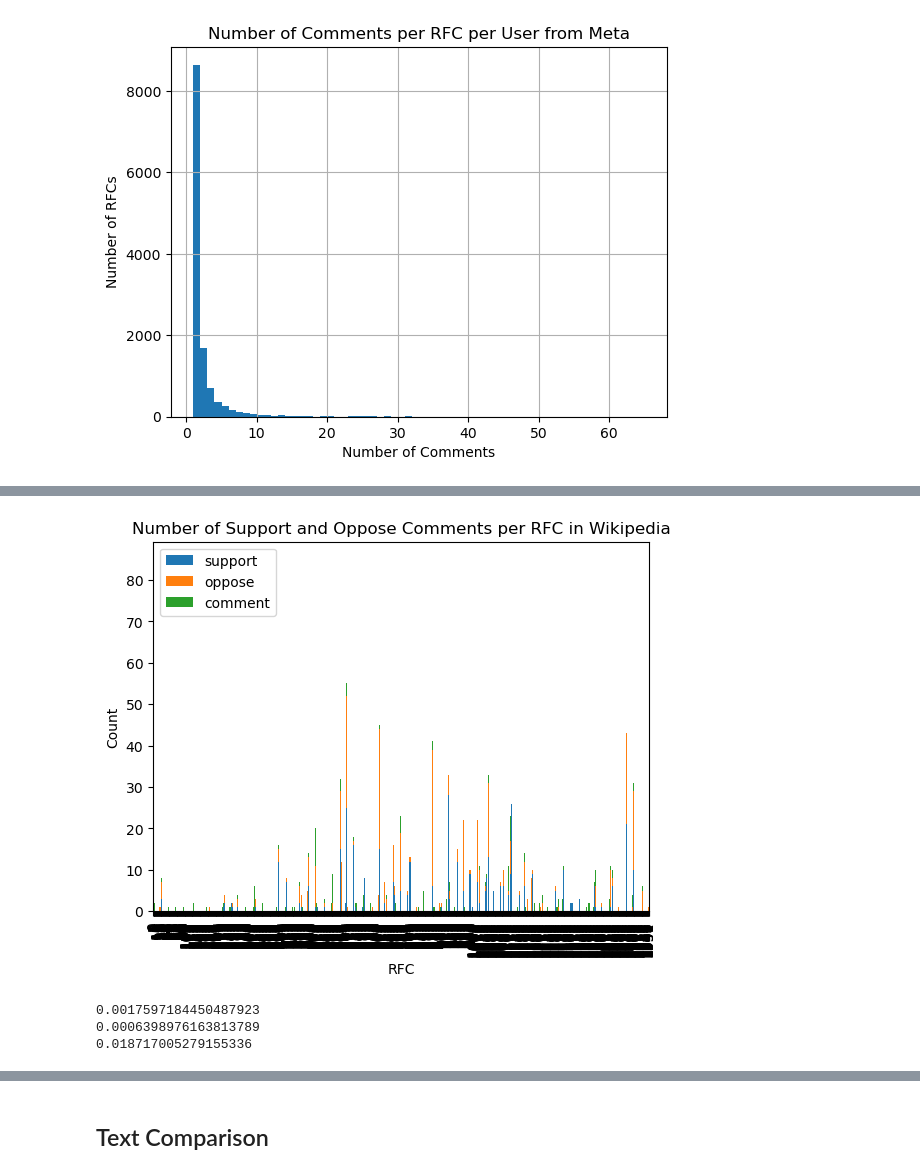
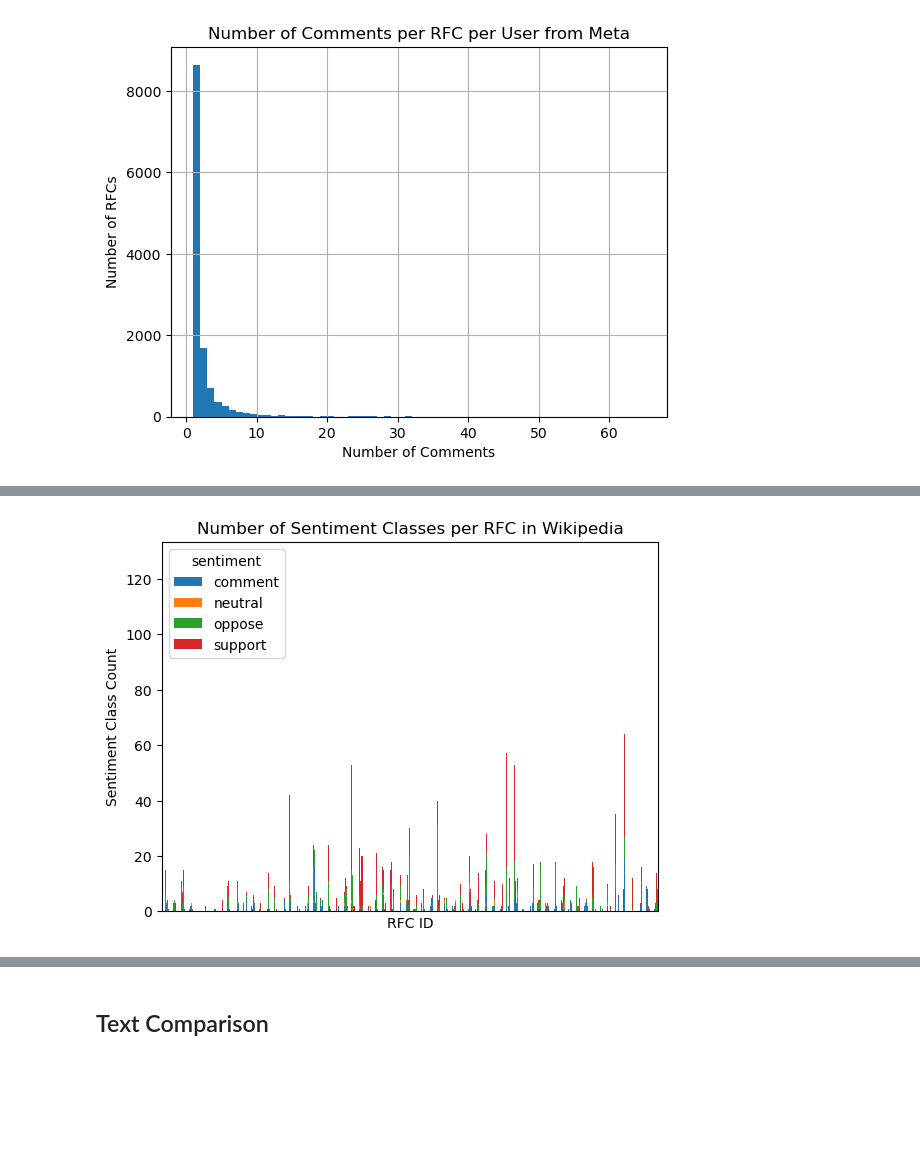
Before and after one commit to mrspacerobot/wiki_delib, a Jupyter notebook: data_analysis/data_analysis.ipynb, the cells around one changed output, grey strips where cells are left out. Saved outputs shown, nothing was run; the diff lists cells and outputs as text; code cells hidden in the pictures; blank space fills up the shorter version.

```diff
--- a/data_analysis/data_analysis.ipynb
+++ b/data_analysis/data_analysis.ipynb
@@ -390,11 +394,22 @@ plt.show()
+# %%
+def detect_sentiment(text):
+    words = text.lower().split()[:5]
+    if any(word.startswith("support") for word in words):
+        return "support"
+    elif any(word.startswith("oppose") for word in words):
+        return "oppose"
+    elif any(word.startswith("comment") for word in words):
+        return "comment"
+    elif any(word.startswith("neutral") for word in words):
+        return "neutral"
+    else:
+        return "unknown"
 # %%
 check_for_stance_df = comment_df
 # preprocess the comment text column
 check_for_stance_df['text'] = check_for_stance_df['text'].str.lower().str.replace('[^\w\s]', '')
-# %%
-comment_df['support'] = check_for_stance_df['text'].str.startswith('support')
-comment_df['oppose'] = check_for_stance_df['text'].str.startswith('oppose')
-comment_df['comment'] = check_for_stance_df['text'].str.startswith('comment')
+# %%
+comment_df['sentiment'] = check_for_stance_df['text'].apply(detect_sentiment)
 # %%
 filtered_df = comment_df[comment_df['project'] == 'wikipedia']
 # group the comments by RFC and count the number of True values in the support and oppose columns
@@ -410,21 +417,19 @@ print(counts_df['comment'].sum() / filtered_df['text'].count())
-# %%
-# create a bar chart of the counts
-counts_df.plot(kind='bar', stacked=True)
-plt.title('Number of Support and Oppose Comments per RFC in Wikipedia')
-plt.xlabel('RFC')
-plt.ylabel('Count')
-plt.show()
-# %% [output]
-[figure, removed]
+# %%
+# Remove "unknown" sentiment class from DataFrame
+sentiment_counts = sentiment_counts.drop(columns=['unknown'])
+# Plot a bar chart of the sentiment class count per RFC
+sentiment_counts.plot(kind='bar', stacked=True)
+plt.xlabel('RFC ID')
+plt.ylabel('Sentiment Class Count')
+plt.title('Number of Sentiment Classes per RFC in Wikipedia')
+# Remove RFC ID labels from x-axis
+plt.gca().set_xticklabels([])
+# Remove the tick marks from the x-axis
+plt.gca().set_xticks([])
+plt.show()
+# %% [output]
+[figure, added]
 # %%
 filtered_df = comment_df[comment_df['project'] == 'wikidata']
 # group the comments by RFC and count the number of True values in the support and oppose columns
-counts_df = filtered_df.groupby('rfc_id')[['support', 'oppose', 'comment']].sum()
-
-print(counts_df['support'].sum() / filtered_df['text'].count())
-print(counts_df['oppose'].sum() / filtered_df['text'].count())
-print(counts_df['comment'].sum() / filtered_df['text'].count())
+sentiment_counts = filtered_df.groupby(['rfc_id','sentiment'])['sentiment'].size().unstack(fill_value = 0)
-# %% [output]
-0.0017597184450487923
-0.0006398976163813789
-0.018717005279155336
```
Also changed, not shown: parts of 11 cells of this notebook.
